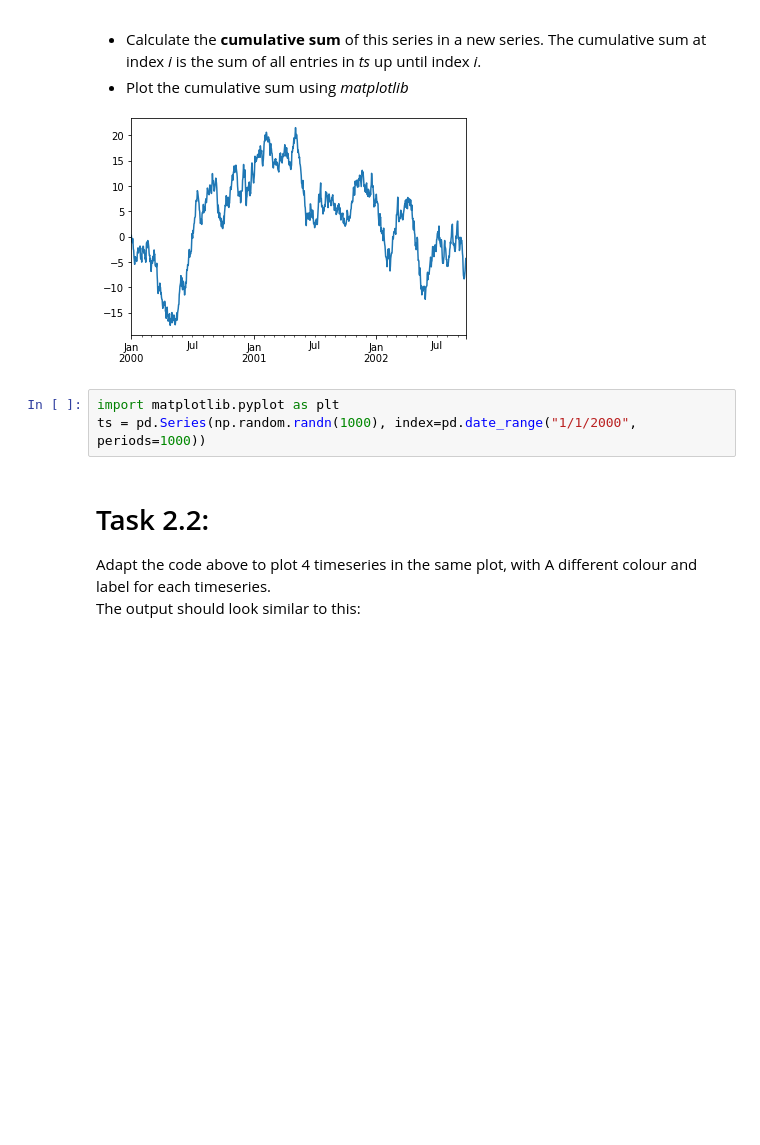
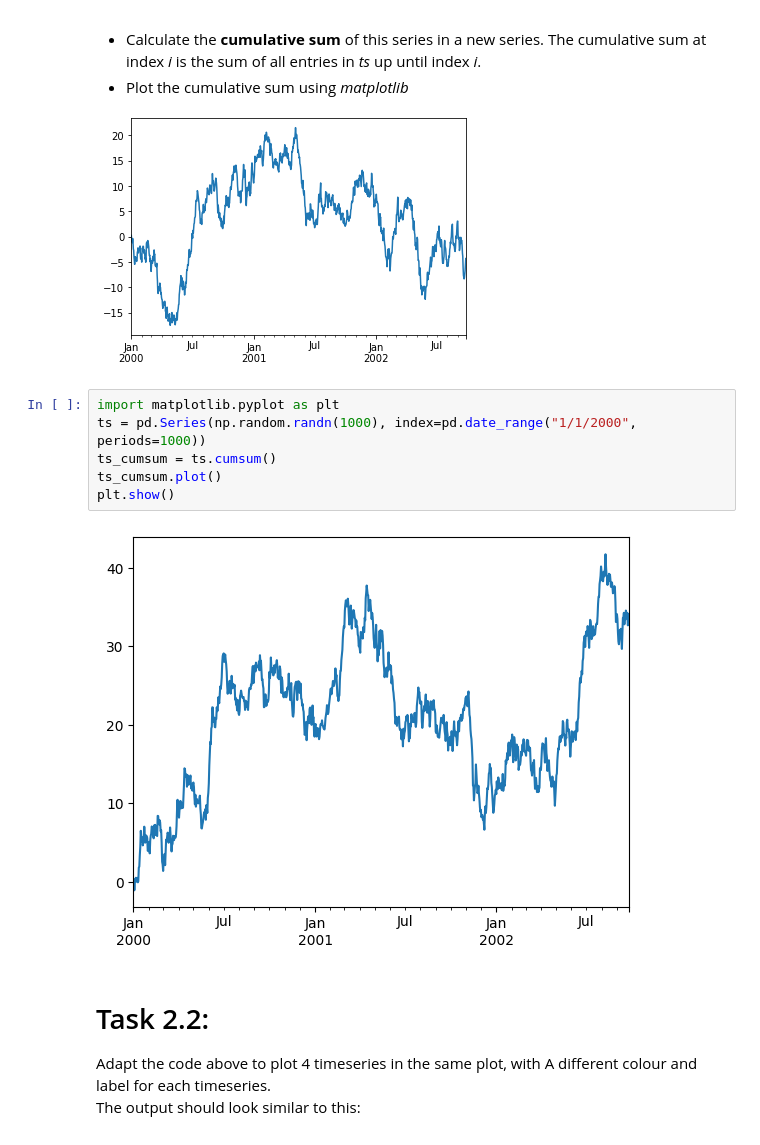
Before and after one commit to MysterionNY/Kurs259_Machine_Learning, a Jupyter notebook: demos/02_pandasintro.ipynb, the cells around one changed output. Cells and saved outputs as stored; diff of their text form; blank space fills up the shorter version.

```diff
--- a/demos/02_pandasintro.ipynb
+++ b/demos/02_pandasintro.ipynb
@@ -106,6 +109,11 @@ The variable *ts* below contains a randomly generated "time series" a dataset in
 # %%
 import matplotlib.pyplot as plt
 ts = pd.Series(np.random.randn(1000), index=pd.date_range("1/1/2000", periods=1000))
+ts_cumsum = ts.cumsum()
+ts_cumsum.plot()
+plt.show()
+# %% [output]
+[figure, added]
 # %% [markdown]
 # Task 2.2:
 
```
Also changed, not shown: parts of 5 cells of this notebook.
